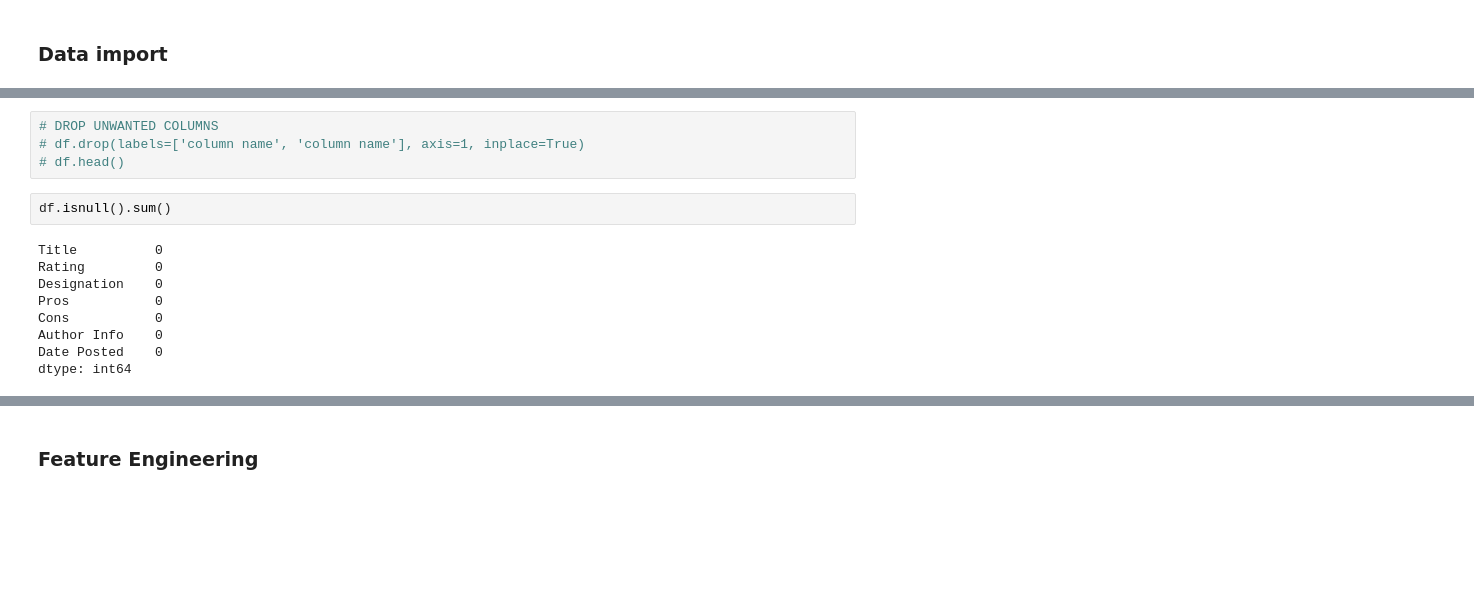
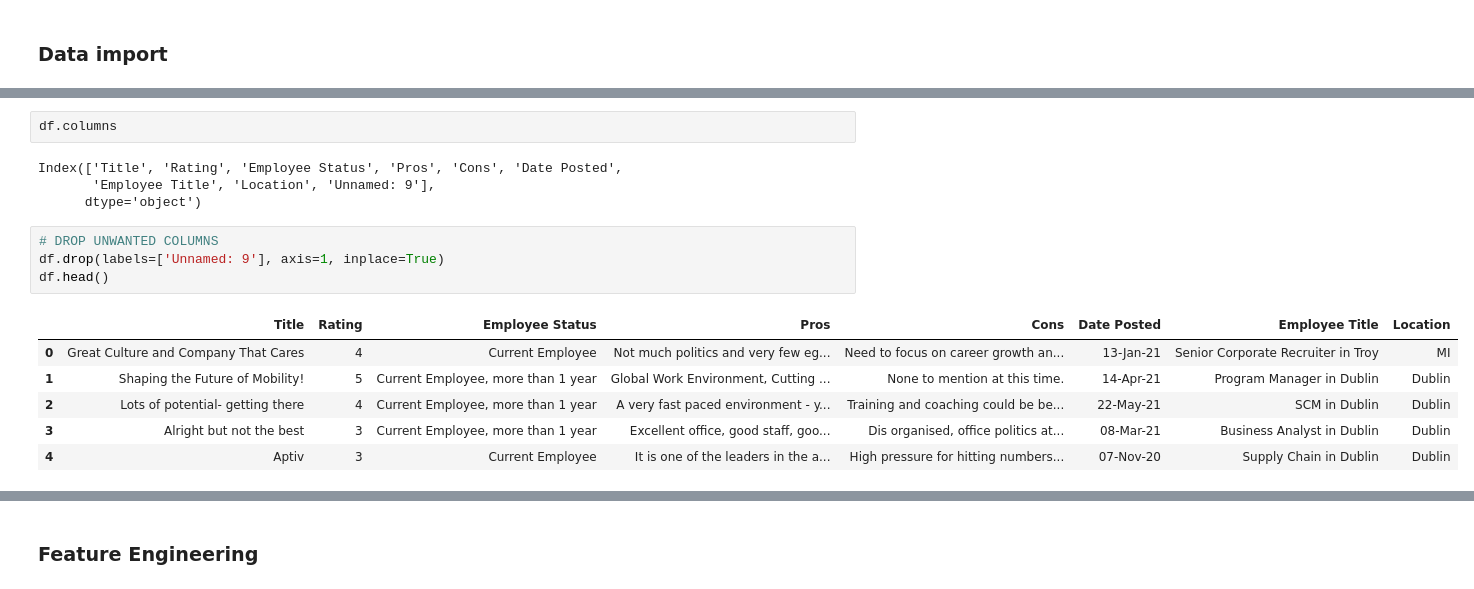
Before and after one commit to hassant727/Glassdoor_Scraper, a Jupyter notebook: Glassdoor_Scraper/EDA_Python.ipynb, the cells around one changed output, grey strips where cells are left out. Cells and saved outputs as stored; diff of their text form; blank space fills up the shorter version.

```diff
--- a/Glassdoor_Scraper/EDA_Python.ipynb
+++ b/Glassdoor_Scraper/EDA_Python.ipynb
@@ -67,16 +43,18 @@ df.head(20)
+# %%
+df.columns
+# %% [output]
+Index(['Title', 'Rating', 'Employee Status', 'Pros', 'Cons', 'Date Posted',
+       'Employee Title', 'Location', 'Unnamed: 9'],
+      dtype='object')
 # %%
 # DROP UNWANTED COLUMNS
-# df.drop(labels=['column name', 'column name'], axis=1, inplace=True)
-# df.head()
+df.drop(labels=['Unnamed: 9'], axis=1, inplace=True)
+df.head()
+# %% [output]
+|  | Title | Rating | Employee Status | Pros | Cons | Date Posted | Employee Title | Location |
+| 0 | Great Culture and Company That Cares | 4 | Current Employee | Not much politics and very few eg... | Need to focus on career growth an... | 13-Jan-21 | Senior Corporate Recruiter in Troy | MI |
+| 1 | Shaping the Future of Mobility! | 5 | Current Employee, more than 1 year | Global Work Environment, Cutting ... | None to mention at this time. | 14-Apr-21 | Program Manager in Dublin | Dublin |
+| 2 | Lots of potential- getting there | 4 | Current Employee, more than 1 year | A very fast paced environment - y... | Training and coaching could be be... | 22-May-21 | SCM in Dublin | Dublin |
+| 3 | Alright but not the best | 3 | Current Employee, more than 1 year | Excellent office, good staff, goo... | Dis organised, office politics at... | 08-Mar-21 | Business Analyst in Dublin | Dublin |
+| 4 | Aptiv | 3 | Current Employee | It is one of the leaders in the a... | High pressure for hitting numbers... | 07-Nov-20 | Supply Chain in Dublin | Dublin |
-# %%
-df.isnull().sum()
-# %% [output]
-Title          0
-Rating         0
-Designation    0
-Pros           0
-Cons           0
-Author Info    0
-Date Posted    0
-dtype: int64
 # %%
```
Also changed, not shown: parts of 16 cells of this notebook, 3 other files.
